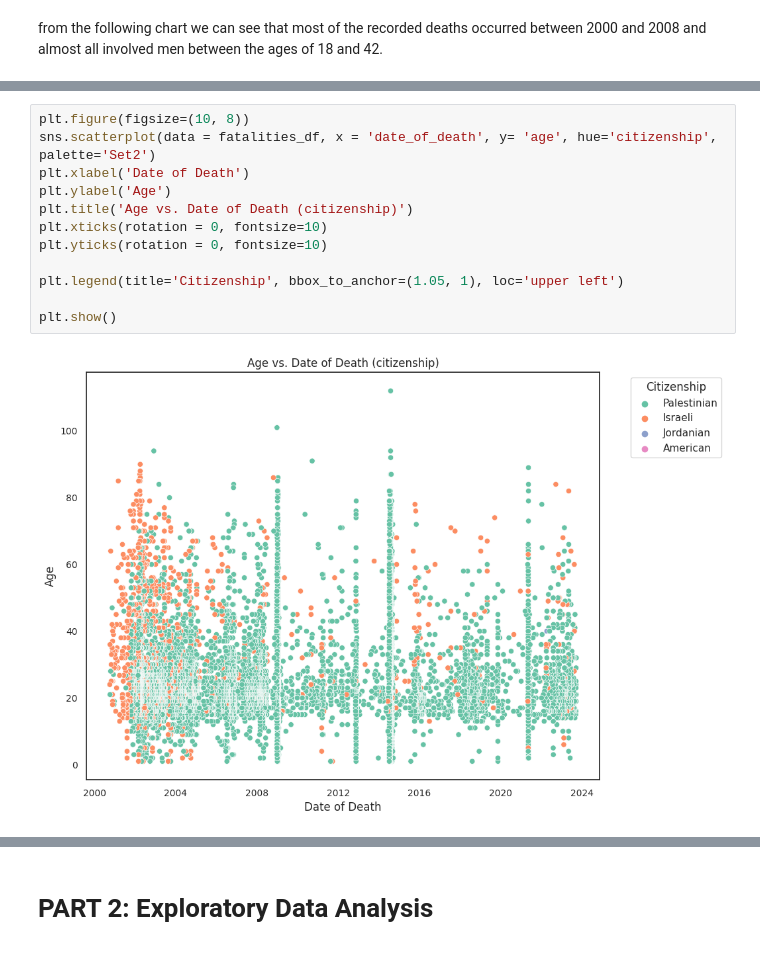
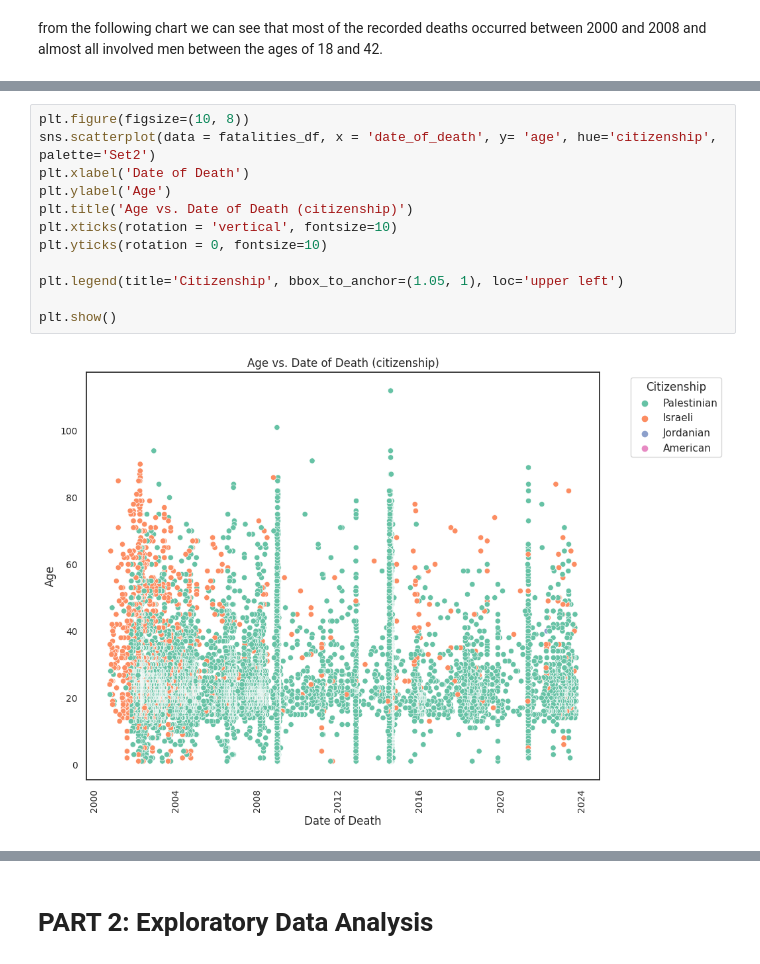
Before and after one commit to exdsgift/IPC-MideastAnalytics, a Jupyter notebook: Fatalities_Project.ipynb, the cells around one changed output, grey strips where cells are left out. Saved outputs shown, nothing was run; the diff lists cells and outputs as text.

```diff
--- a/Fatalities_Project.ipynb
+++ b/Fatalities_Project.ipynb
@@ -306,17 +306,17 @@ plt.show()
 # %%
 plt.figure(figsize=(10, 8))
 sns.scatterplot(data = fatalities_df, x = 'date_of_death', y= 'age', hue='citizenship', palette='Set2')
 plt.xlabel('Date of Death')
 plt.ylabel('Age')
 plt.title('Age vs. Date of Death (citizenship)')
-plt.xticks(rotation = 0, fontsize=10)
+plt.xticks(rotation = 'vertical', fontsize=10)
 plt.yticks(rotation = 0, fontsize=10)
 
 plt.legend(title='Citizenship', bbox_to_anchor=(1.05, 1), loc='upper left')
 
 plt.show()
 # %% [output]
-[figure, old version]
+[figure, new version]
 # %%
 plt.figure(figsize=(10, 8))
 sns.scatterplot(data = fatalities_df, x = 'date_of_death', y= 'age', hue='killed_by', palette='husl')
```
Also changed, not shown: parts of 13 cells of this notebook.
